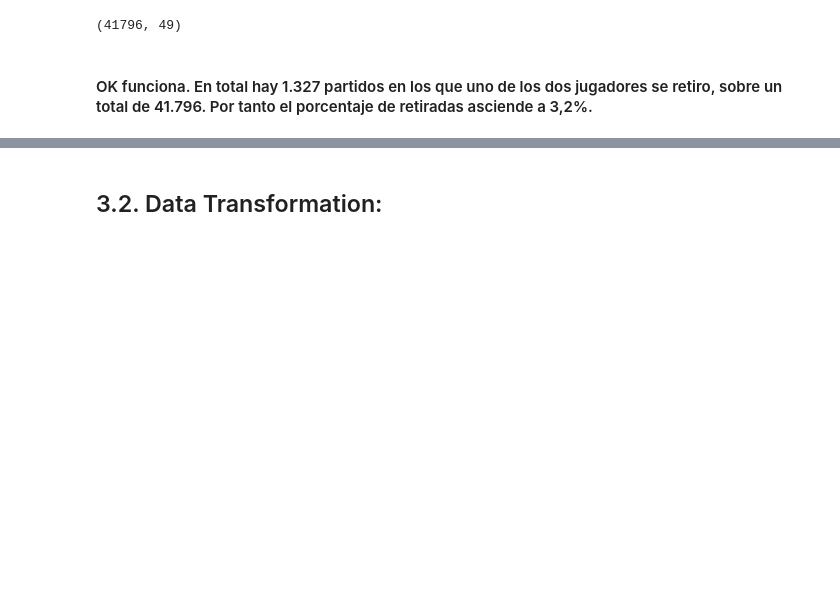
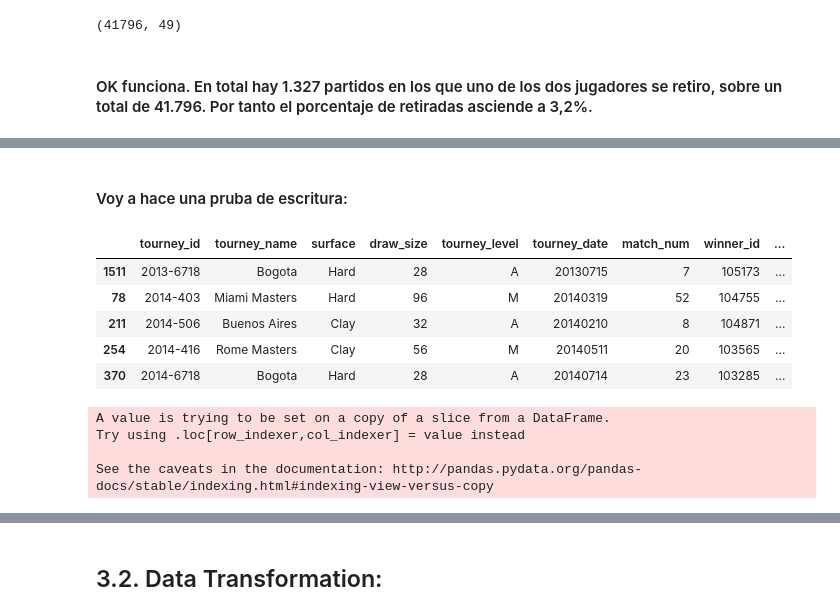
Before and after one commit to ISANJUA/TFM_ML4sportsBets, a Jupyter notebook: 3. Feature Extraction, Transformations and Cleansing.ipynb, the cells around one changed output, grey strips where cells are left out. Saved outputs shown, nothing was run; the diff lists cells and outputs as text; code cells hidden in the pictures; blank space fills up the shorter version.

```diff
--- a/3. Feature Extraction, Transformations and Cleansing.ipynb
+++ b/3. Feature Extraction, Transformations and Cleansing.ipynb
@@ -786,0 +847,24 @@ y
+# %% [markdown]
+#### Voy a hace una pruba de escritura:
+# %%
+framesDCWO2[framesDCWO2['loser_name'] == 'Alejandro Gonzalez'].head()
+# %% [output]
+|  | tourney_id | tourney_name | surface | draw_size | tourney_level | tourney_date | match_num | winner_id | ... |
+| 1511 | 2013-6718 | Bogota | Hard | 28 | A | 20130715 | 7 | 105173 | ... |
+| 78 | 2014-403 | Miami Masters | Hard | 96 | M | 20140319 | 52 | 104755 | ... |
+| 211 | 2014-506 | Buenos Aires | Clay | 32 | A | 20140210 | 8 | 104871 | ... |
+| 254 | 2014-416 | Rome Masters | Clay | 56 | M | 20140511 | 20 | 103565 | ... |
+| 370 | 2014-6718 | Bogota | Hard | 28 | A | 20140714 | 23 | 103285 | ... |
+# %%
+for row in framesDCWO2['loser_name']:
+    if 'Alejandro Gonzalez' in row:
+        # Append 1
+        framesDCWO2['loser_ht'] = 191
+    # else, do nothing,
+    else:
+        pass
+# %% [output]
+A value is trying to be set on a copy of a slice from a DataFrame.
+Try using .loc[row_indexer,col_indexer] = value instead
+
+See the caveats in the documentation: http://pandas.pydata.org/pandas-docs/stable/indexing.html#indexing-view-versus-copy
```
Also changed, not shown: parts of 25 cells of this notebook.
